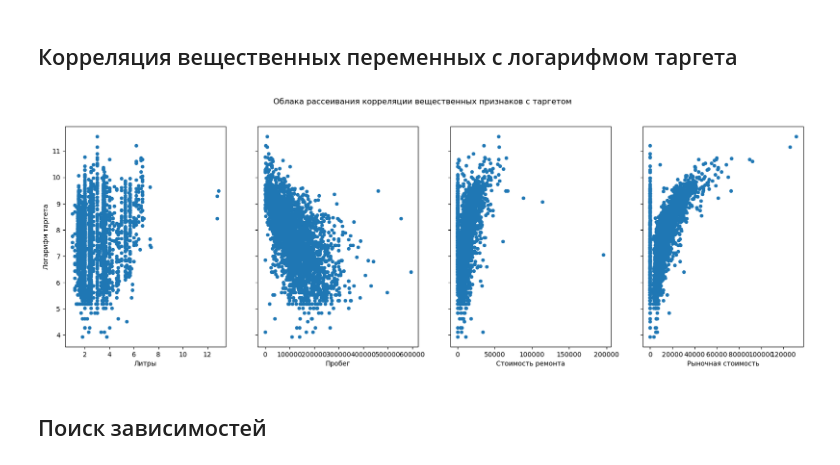
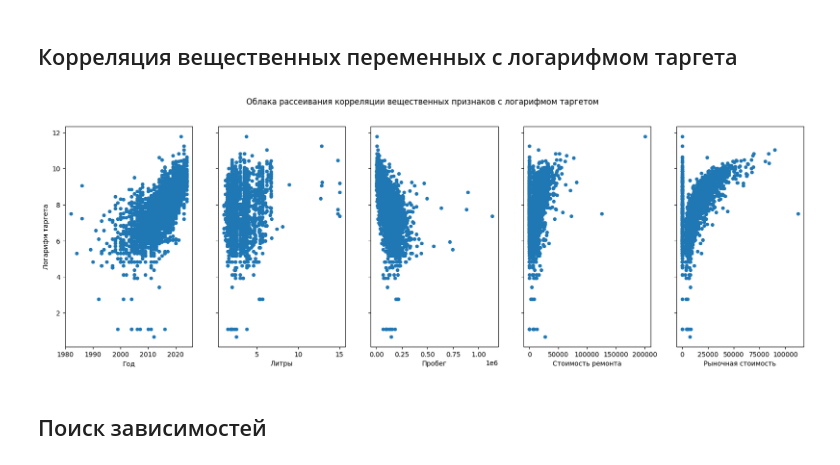
Before and after one commit to alyonayur/Cars-project, a Jupyter notebook: Analysis.ipynb, the cells around one changed output. Drawn from its saved outputs; the diff is of its cells as text; code cells hidden in the pictures.

```diff
--- a/Analysis.ipynb
+++ b/Analysis.ipynb
@@ -30,0 +13,6 @@ df
+# %%
+# Перемешаем строки между собой, чтобы они не были упорядочены по датам
+df = pd.read_csv("Финальные данные.csv")
+df = df.drop_duplicates().reset_index(drop = True)
+df= df.sample(frac=1, random_state=42).reset_index(drop=True)
+df.head()
@@ -322,6 +380,15 @@ df = df.drop(df[df['Цилиндры'] == 'R'].index, axis = 0)
 
 #удаление исходной переменной
 df = df.drop('Двигатель', axis = 1)
+
+# Разделение столбца "Марк и модель" на два столбца — "Year" и "Brand"
+df[['Год', 'Марка']] = df['Марка и модель'].apply(extract_year_and_make)
+df['Год'] = df['Год'].astype(int)
+df.drop(columns=['Марка и модель'], inplace=True)
+
+# Разделение столбца "Дата аукциона" на два столбца — "Дата аукциона" и "Время продажи"
+df['Дата аукциона'] = df['Дата аукциона'].astype(str)
+df[['Дата аукциона', 'Время продажи']] = df['Дата аукциона'].str.split(" ", expand=True)
 # %%
 #удаление объектов без указанного пробега
 df = df.dropna(subset = ['Пробег'])
@@ -334,11 +401,6 @@ df['Цвет'] = df['Цвет'].apply(color)
 df['Коробка передач'] = df['Коробка передач'].apply(transmission)
 df['Топливо'] = df['Топливо'].apply(fuel)
 df['Привод'] = df['Привод'].apply(Drive_Train)
-
-#Формирование новых переменных из исходной переменной 'Место продажи' - "Штат" и "Город"
-df['Штат'] = df['Место продажи'].apply(lambda x: x.split()[-1].capitalize())
-df['Город'] = df['Место продажи'].apply(lambda x: x.split(',')[0].capitalize())
-df = df.drop('Место продажи', axis = 1)
 
 #перевод в числа, избавление от знака долларов
 df['Стоимость ремонта'] = df['Стоимость ремонта'].apply(lambda x: int(''.join(x.split()[1:-1])))
@@ -366,6 +428,14 @@ df['Запуск двигателя'] = df['Состояние'].apply(lambda x:
 df = df.drop('Состояние', axis = 1).reset_index(drop = True)
 
 df = df.rename(columns={"Документы": "Техпаспорт"})
+
+# Преобразуем дату аукциона в день недели
+df['День недели'] = df['Дата аукциона'].apply(convert_to_weekdays)
+df = df.dropna(subset=['День недели'])
+df = df.drop('Дата аукциона', axis=1)
+# Преобразуем время продажи автомобиля в категориальную перменную, показывающую в какой период суток произошла продажа
+df['Период суток'] = df['Время продажи'].apply(convert_to_time_categories)
+df = df.drop('Время продажи', axis=1)
 # %% [markdown]
 __Оставшиеся пропуски:__
 * `Коробка передач` - так как данные не предоставлены, заполнить модой было бы неверно, так как она может также не присутствовать в машине
@@ -416,13 +510,11 @@ df.shape
 # %%
 df = df.set_index('VIN')
 # %%
-var_cat = np.array(['Цвет', 'Коробка передач', 'Топливо', 'Привод', 'Техпаспорт', 'Тип повреждения', 'Основное повреждение',
+var_cat = np.array(['Марка', 'День недели', 'Период суток', 'Цвет', 'Коробка передач', 'Топливо', 'Привод', 'Техпаспорт', 'Тип повреждения', 'Основное повреждение',
            'Второстепенное повреждение', 'Ключи', 'Кузов', 'Подтвержденность пробега', 'Цилиндры', 'Штат', 'Город', 'Чистка',
           'Едет', 'Запуск двигателя', 'Записей о продаже'])
 
-var_real = np.array(['Литры', 'Пробег', 'Стоимость ремонта', 'Рыночная стоимость'])
-
-var_datetime = np.array(['Дата аукциона'])
+var_real = np.array(['Год', 'Литры', 'Пробег', 'Стоимость ремонта', 'Рыночная стоимость', 'День недели', 'Период суток'])
 
 target = 'Выигрышная ставка'
 # %% [markdown]
@@ -507,14 +600,15 @@ plt.title('Связь рыночной стоимости пригодных к
 # %%
 fig, axs = plt.subplots(1, var_real.shape[0], sharey=True)
 df.plot(kind='scatter', x=var_real[0], y='Логарифм таргета', ax=axs[0], figsize=(20, 6))
 df.plot(kind='scatter', x=var_real[1], y='Логарифм таргета', ax=axs[1])
 df.plot(kind='scatter', x=var_real[2], y='Логарифм таргета', ax=axs[2])
 df.plot(kind='scatter', x=var_real[3], y='Логарифм таргета', ax=axs[3])
+df.plot(kind='scatter', x=var_real[4], y='Логарифм таргета', ax=axs[4])
 
 #fig.supylabel('Target')
 fig.suptitle('Облака рассеивания корреляции вещественных признаков с логарифмом таргетом');
 # %% [output]
-[figure, old version]
+[figure, new version]
 # %% [markdown]
 ## Поиск зависимостей
 # %% [markdown]
```
Also changed, not shown: parts of 93 cells of this notebook, 3 other files.
